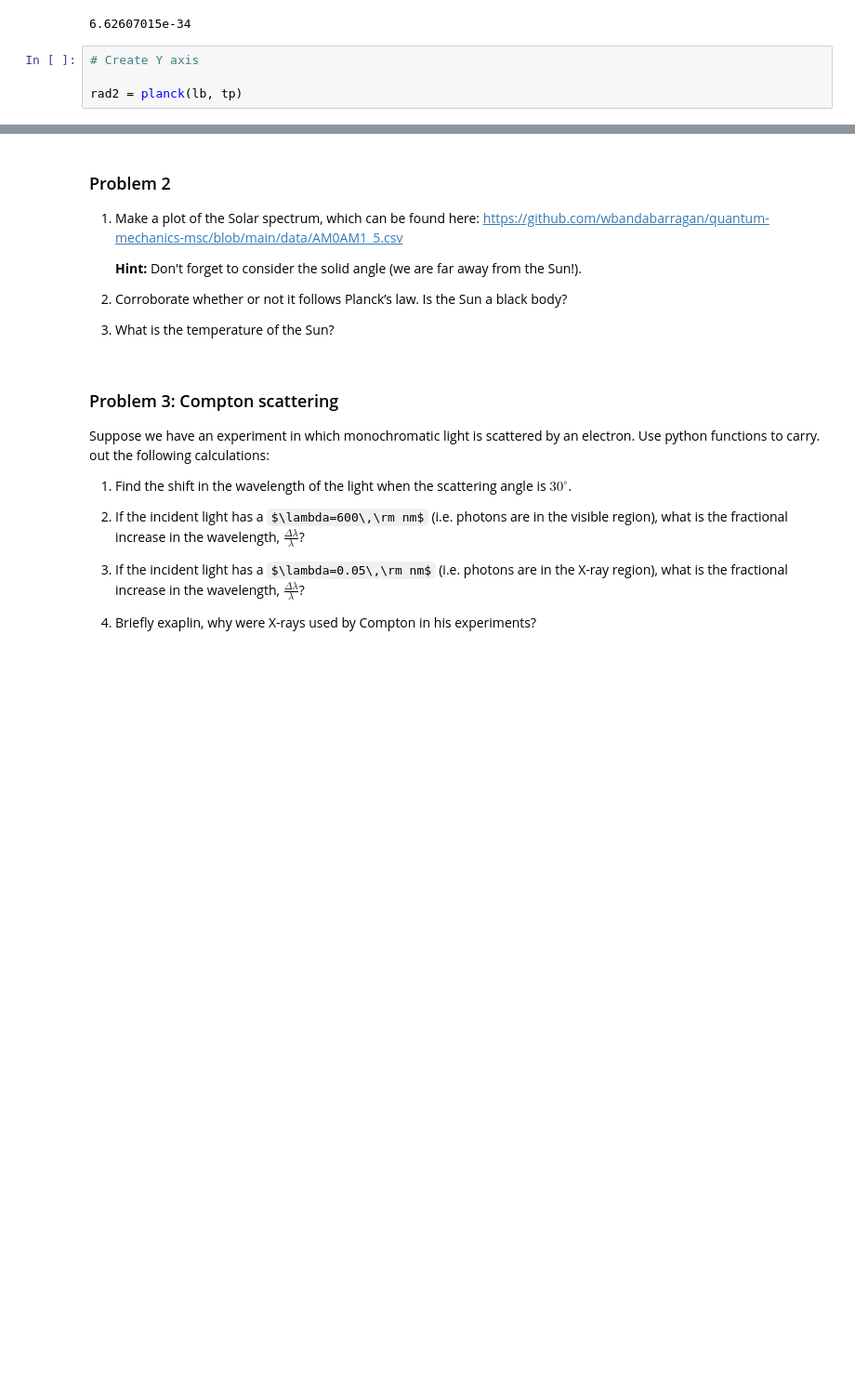
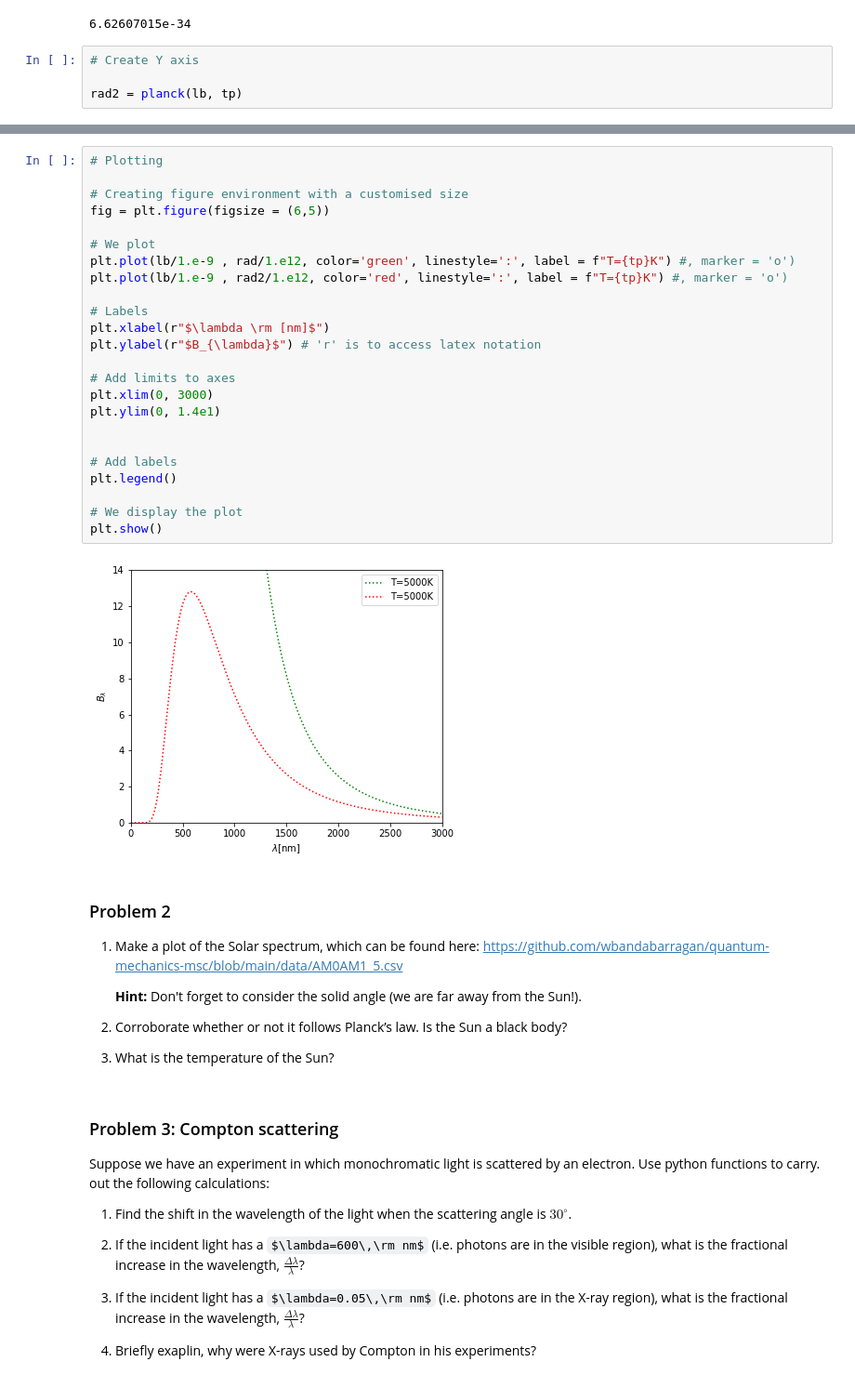
Before and after one commit to wbandabarragan/quantum-mechanics-msc, a Jupyter notebook: homework/classwork-01.ipynb, the cells around one changed output, grey strips where cells are left out. Shown at 93% size. Saved outputs shown, nothing was run; the diff lists cells and outputs as text; some formulas as TeX source; blank space fills up the shorter version.

```diff
--- a/homework/classwork-01.ipynb
+++ b/homework/classwork-01.ipynb
@@ -153,3 +187,29 @@ plt.show()
+# %%
+# Plotting
+
+# Creating figure environment with a customised size
+fig = plt.figure(figsize = (6,5))
+
+# We plot
+plt.plot(lb/1.e-9 , rad/1.e12, color='green', linestyle=':', label = f"T={tp}K") #, marker = 'o')
+plt.plot(lb/1.e-9 , rad2/1.e12, color='red', linestyle=':', label = f"T={tp}K") #, marker = 'o')
+
+# Labels
+plt.xlabel(r"$\lambda \rm [nm]$")
+plt.ylabel(r"$B_{\lambda}$") # 'r' is to access latex notation
+
+# Add limits to axes
+plt.xlim(0, 3000)
+plt.ylim(0, 1.4e1)
+
+
+# Add labels
+plt.legend()
+
+# We display the plot
+plt.show()
+# %% [output]
+[figure, added]
 # %% [markdown]
 ### Problem 2
 
```
Also changed, not shown: parts of 3 cells of this notebook.
